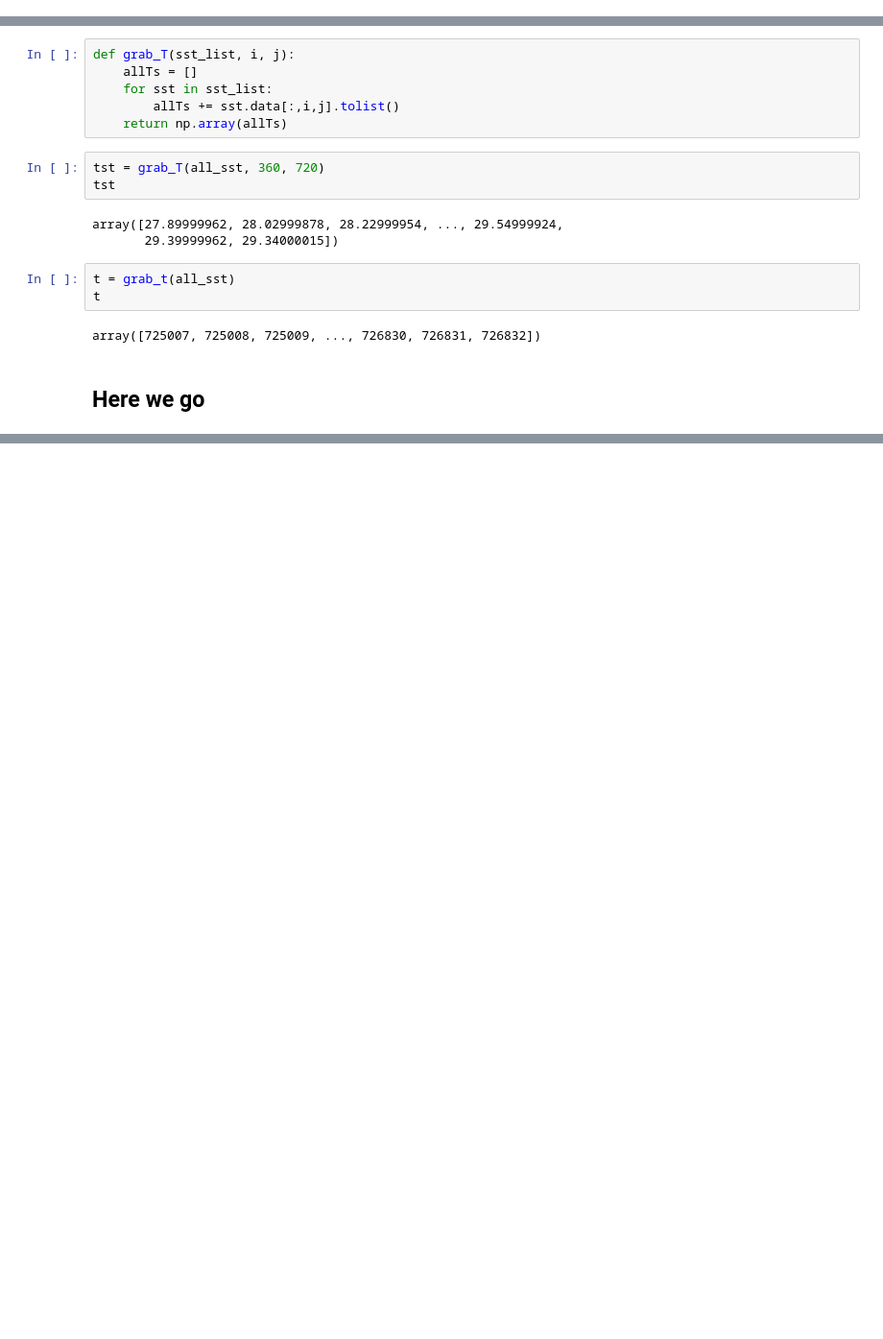
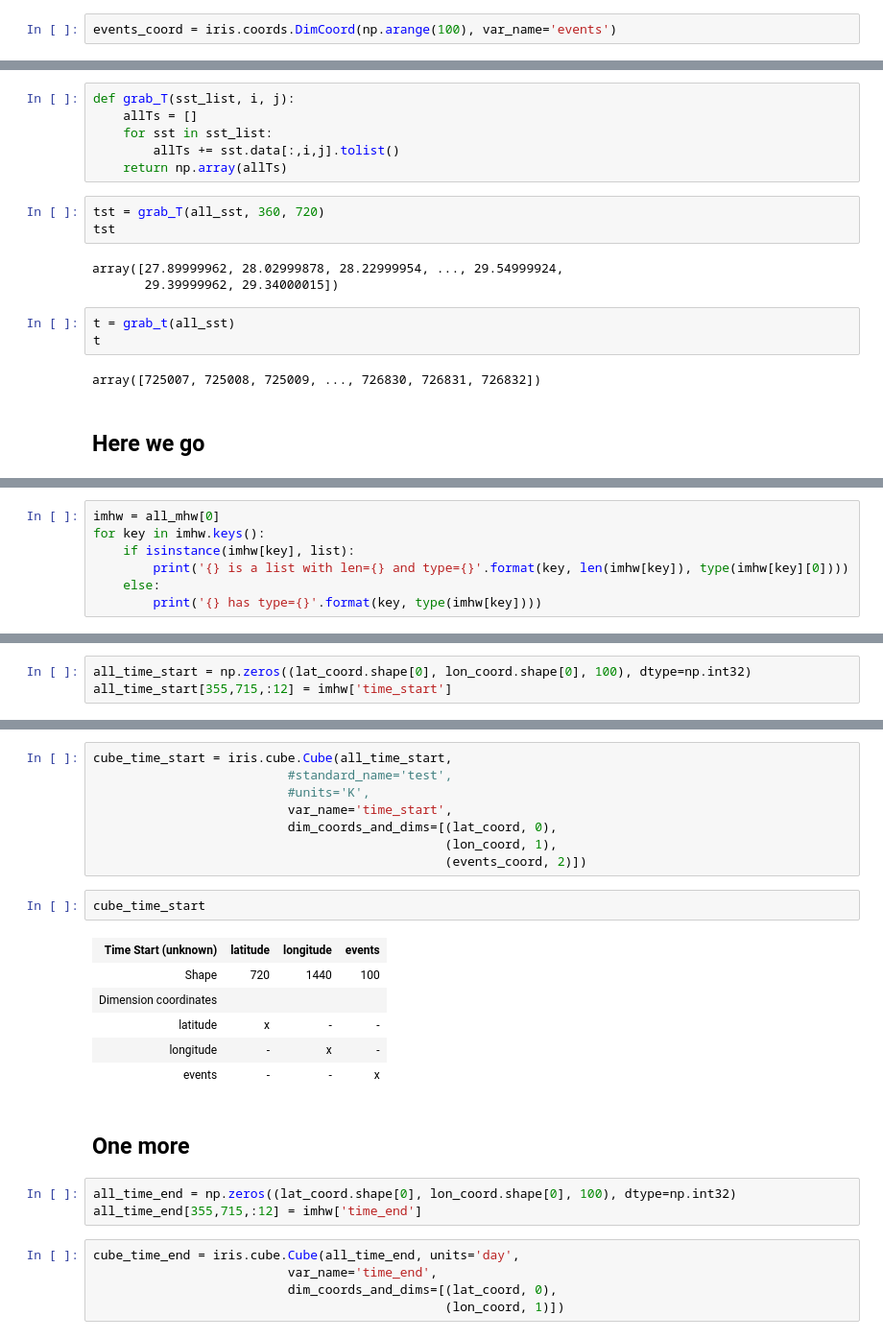
Before and after one commit to profxj/mhw_analysis, a Jupyter notebook: doc/nb/Build_MHWs.ipynb, the cells around one changed output, grey strips where cells are left out. Shown at 96% size. Cells and saved outputs as stored; diff of their text form; blank space fills up the shorter version.

```diff
--- a/doc/nb/Build_MHWs.ipynb
+++ b/doc/nb/Build_MHWs.ipynb
@@ -202,3 +207,5 @@ DimCoord(array([180.125], dtype=float32), standard_name='longitude', units=Unit(
+# %%
+events_coord = iris.coords.DimCoord(np.arange(100), var_name='events')
 # %% [markdown]
 # Small loop
 # %%
@@ -262,0 +280,7 @@ lat=0.875, lon=180.625, nevent=12
+# %%
+imhw = all_mhw[0]
+for key in imhw.keys():
+    if isinstance(imhw[key], list):
+        print('{} is a list with len={} and type={}'.format(key, len(imhw[key]), type(imhw[key][0])))
+    else:
+        print('{} has type={}'.format(key, type(imhw[key])))
@@ -262,0 +315,3 @@ lat=0.875, lon=180.625, nevent=12
+# %%
+all_time_start = np.zeros((lat_coord.shape[0], lon_coord.shape[0], 100), dtype=np.int32)
+all_time_start[355,715,:12] = imhw['time_start']
@@ -262,0 +334,27 @@ lat=0.875, lon=180.625, nevent=12
+# %%
+cube_time_start = iris.cube.Cube(all_time_start,
+                          #standard_name='test',
+                          #units='K',
+                          var_name='time_start',
+                          dim_coords_and_dims=[(lat_coord, 0),
+                                               (lon_coord, 1),
+                                               (events_coord, 2)])
+# %%
+cube_time_start
+# %% [output]
+| Time Start (unknown) | latitude | longitude | events |
+| Shape | 720 | 1440 | 100 |
+| Dimension coordinates |  |  |  |
+| latitude | x | - | - |
+| longitude | - | x | - |
+| events | - | - | x |
+# %% [markdown]
+## One more
+# %%
+all_time_end = np.zeros((lat_coord.shape[0], lon_coord.shape[0], 100), dtype=np.int32)
+all_time_end[355,715,:12] = imhw['time_end']
+# %%
+cube_time_end = iris.cube.Cube(all_time_end, units='day',
+                          var_name='time_end',
+                          dim_coords_and_dims=[(lat_coord, 0),
+                                               (lon_coord, 1)])
```
Also changed, not shown: parts of 19 cells of this notebook.
